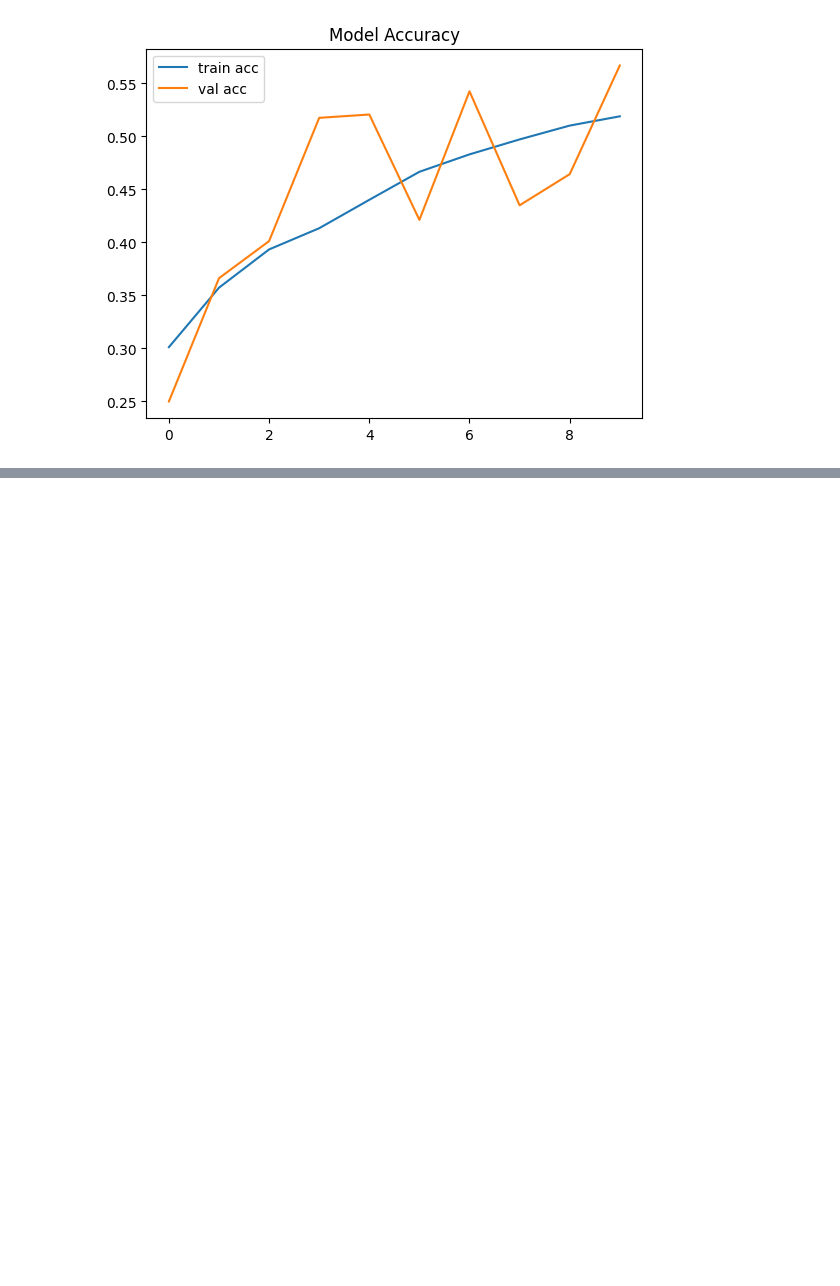
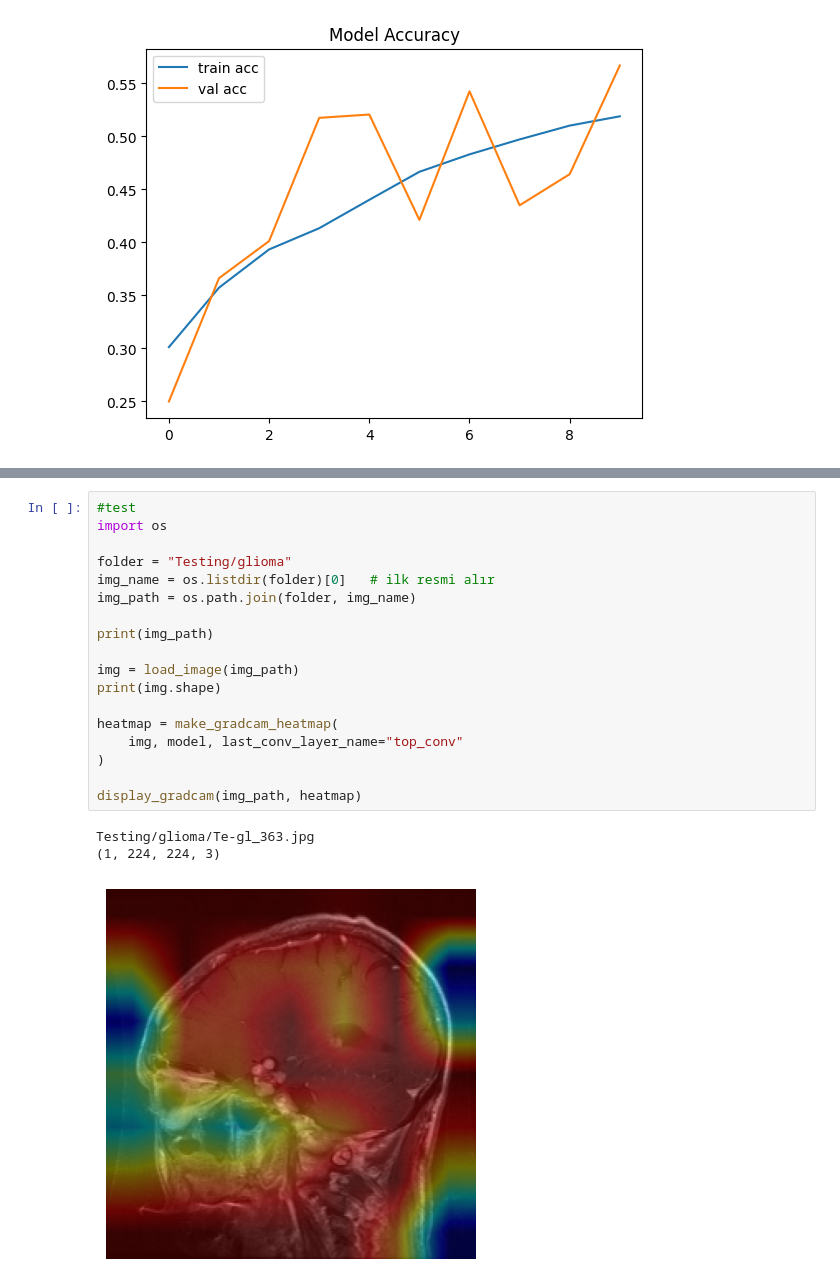
Before and after one commit to beyzahiz/Brain-MRI-Tumor-Classifier, a Jupyter notebook: notebooks/mri_tumor_classifier_v1.ipynb, the cells around one changed output, grey strips where cells are left out. Drawn from its saved outputs; the diff is of its cells as text; blank space fills up the shorter version.

```diff
--- a/notebooks/mri_tumor_classifier_v1.ipynb
+++ b/notebooks/mri_tumor_classifier_v1.ipynb
@@ -174,0 +256,22 @@ plt.show()
+# %%
+#test
+import os
+
+folder = "Testing/glioma"
+img_name = os.listdir(folder)[0]   # ilk resmi alır
+img_path = os.path.join(folder, img_name)
+
+print(img_path)
+
+img = load_image(img_path)
+print(img.shape)
+
+heatmap = make_gradcam_heatmap(
+    img, model, last_conv_layer_name="top_conv"
+)
+
+display_gradcam(img_path, heatmap)
+# %% [output]
+Testing/glioma/Te-gl_363.jpg
+(1, 224, 224, 3)
+[figure, added]
```
Also changed, not shown: parts of 1 cell of this notebook.
